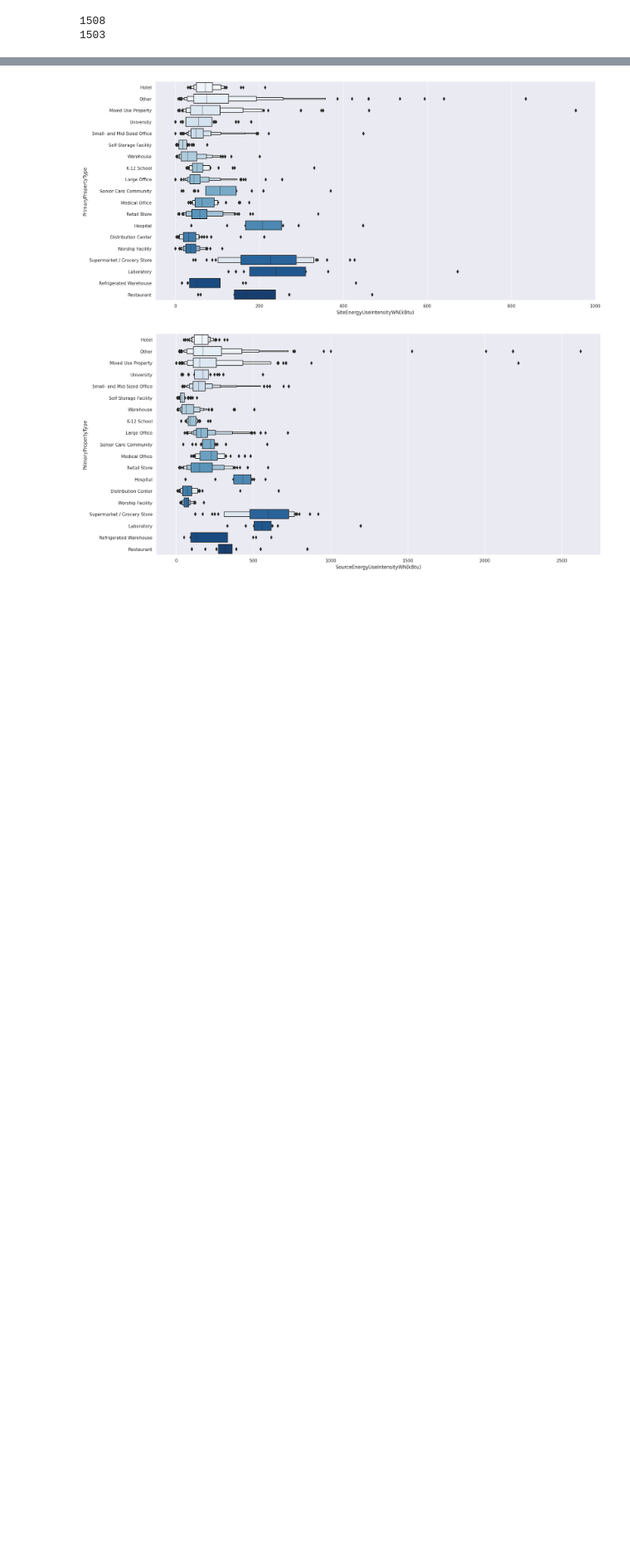
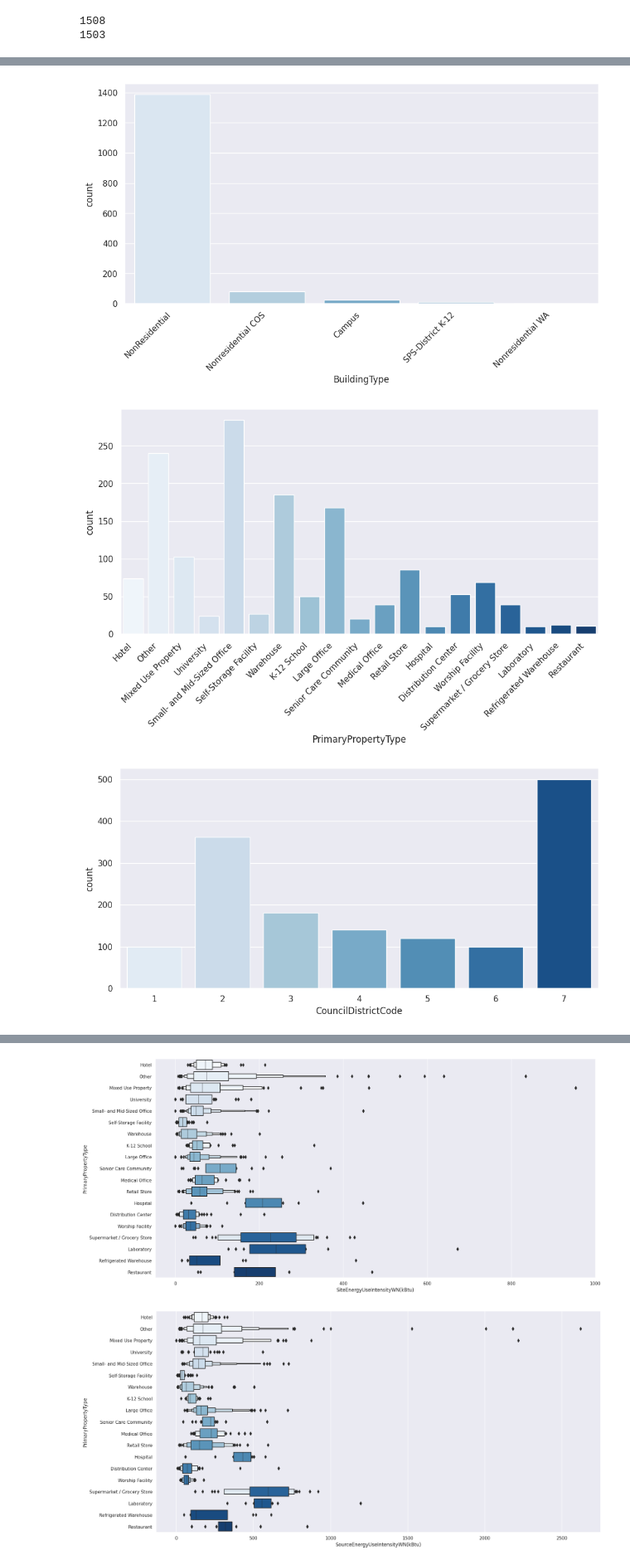
Before and after one commit to gabrielhermel/OC_DS_P4, a Jupyter notebook: Hermel_Gabriel_1_notebook_exploratoire_112022.ipynb, the cells around one changed output, grey strips where cells are left out. Shown at 83% size. Cells and saved outputs as stored; diff of their text form; code cells hidden in the pictures; blank space fills up the shorter version.

```diff
--- a/Hermel_Gabriel_1_notebook_exploratoire_112022.ipynb
+++ b/Hermel_Gabriel_1_notebook_exploratoire_112022.ipynb
@@ -604,0 +383,18 @@ for index, row in missing_zip_df.iterrows():
+# %%
+no_zip_df = build_ener_df.loc[build_ener_df["ZipCode"].isna()]
+geolocator = Nominatim(user_agent="geoapiExercises", timeout=3)
+
+for index, row in no_zip_df.iterrows():
+    location = geolocator.geocode(row["Address"] + " Seattle")
+
+    if location is not None:
+        build_ener_df.at[index, "ZipCode"] = str.split(
+            location.raw["display_name"], ", "
+        )[-2]
+    else:
+        build_ener_df.at[index, "ZipCode"] = str.split(
+            geolocator.reverse((row["Latitude"], row["Longitude"])).raw["display_name"],
+            ", ",
+        )[-2]
+
+print(f"Rows without Zip Code: {build_ener_df['ZipCode'].isna().sum()}")
@@ -697,0 +439,21 @@ plt.show()
+# %%
+categ_vars = [
+    "BuildingType",
+    "PrimaryPropertyType",
+    "CouncilDistrictCode",
+    "Neighborhood",
+]
+
+sns.set_theme(style="darkgrid")
+
+for categ in categ_vars:
+    cp = sns.catplot(
+        data=build_ener_df, x=categ, height=5, aspect=2, kind="count", palette="Blues"
+    )
+    if categ != "CouncilDistrictCode":
+        cp.set_xticklabels(rotation=45, horizontalalignment="right")
+    plt.show()
+# %% [output]
+[figure, added]
+[figure, added]
+[figure, added]
```
Also changed, not shown: parts of 66 cells of this notebook, 1 other file.
